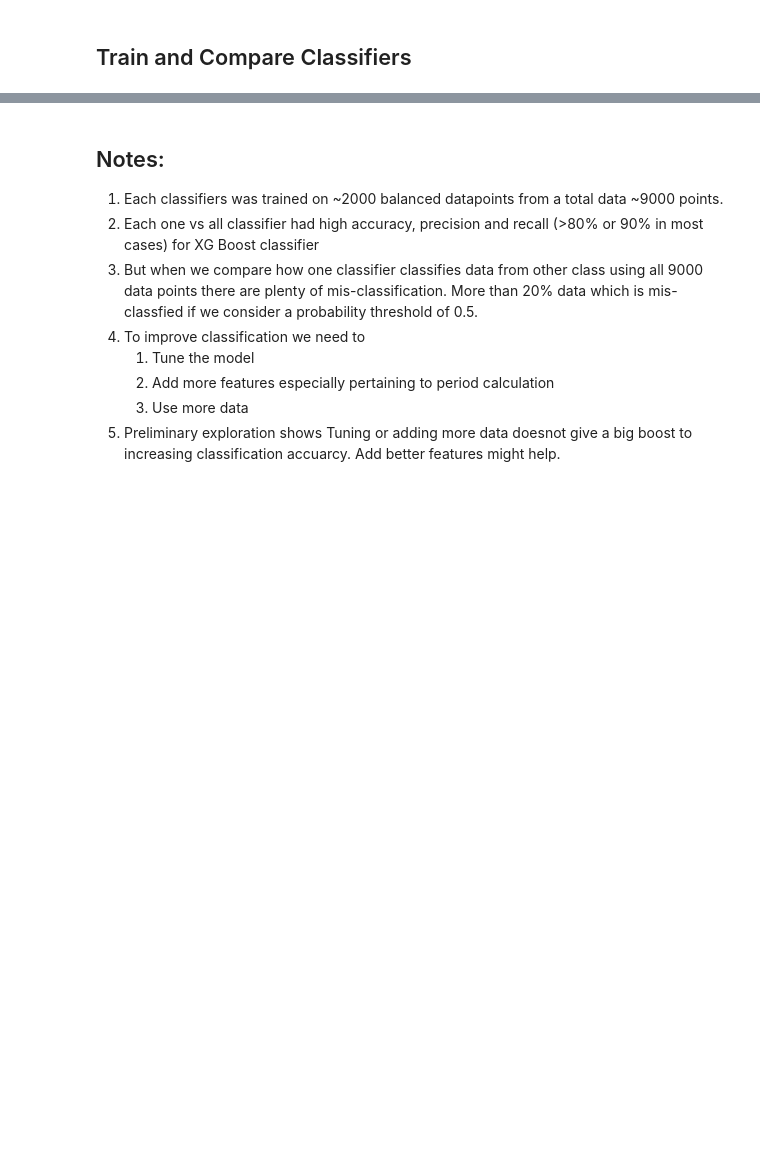
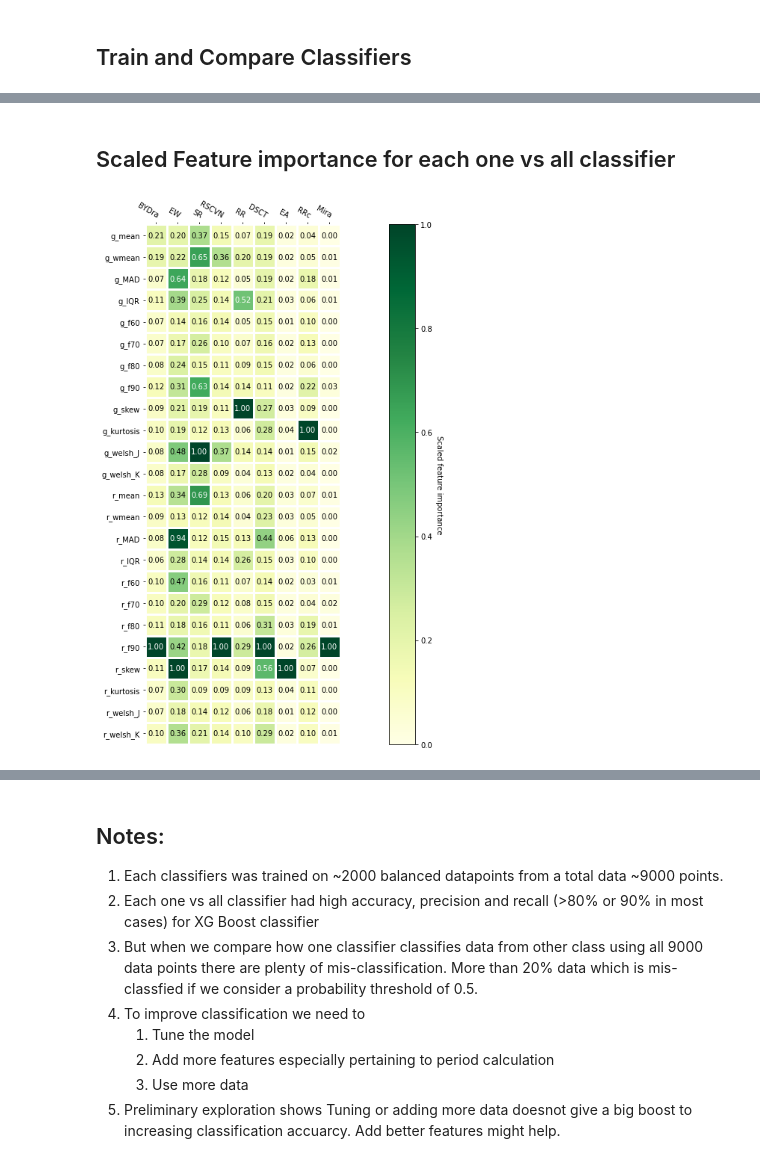
Before and after one commit to truptimr/UCSD-MLE-ZTF, a Jupyter notebook: OneVSallClassifier-comparison-2.ipynb, the cells around one changed output, grey strips where cells are left out. Drawn from its saved outputs; the diff is of its cells as text; code cells hidden in the pictures; blank space fills up the shorter version.

```diff
--- a/OneVSallClassifier-comparison-2.ipynb
+++ b/OneVSallClassifier-comparison-2.ipynb
@@ -329,0 +370,8 @@ for i in range(0,n):
+# %% [markdown]
+## Scaled Feature importance for each one vs all classifier
+# %%
+# create tabe of feature importance
+pd_feature = pd.DataFrame(columns=label,index=X_train.columns.values)
+for variable_type in label:
+    clf_XGBoost =  pickle.loads(fitted_models['XG Boost'][variable_type])
+    pd_feature[variable_type] = clf_XGBoost.feature_importances_/max(clf_XGBoost.feature_importances_)
@@ -329,0 +503,14 @@ for i in range(0,n):
+# %%
+feature_imp = pd_feature.to_numpy()
+xlabel = pd_feature.columns.values
+ylabel = pd_feature.index.values
+fig, ax = plt.subplots()
+fig.set_size_inches(18.5, 10.5)
+im, cbar = heatmap(feature_imp, ylabel, xlabel, ax=ax,
+                   cmap="YlGn", cbarlabel="Scaled feature importance")
+texts = annotate_heatmap(im, valfmt="{x:.2f}")
+
+fig.tight_layout()
+plt.show()
+# %% [output]
+[figure, added]
```
Also changed, not shown: parts of 20 cells of this notebook.
